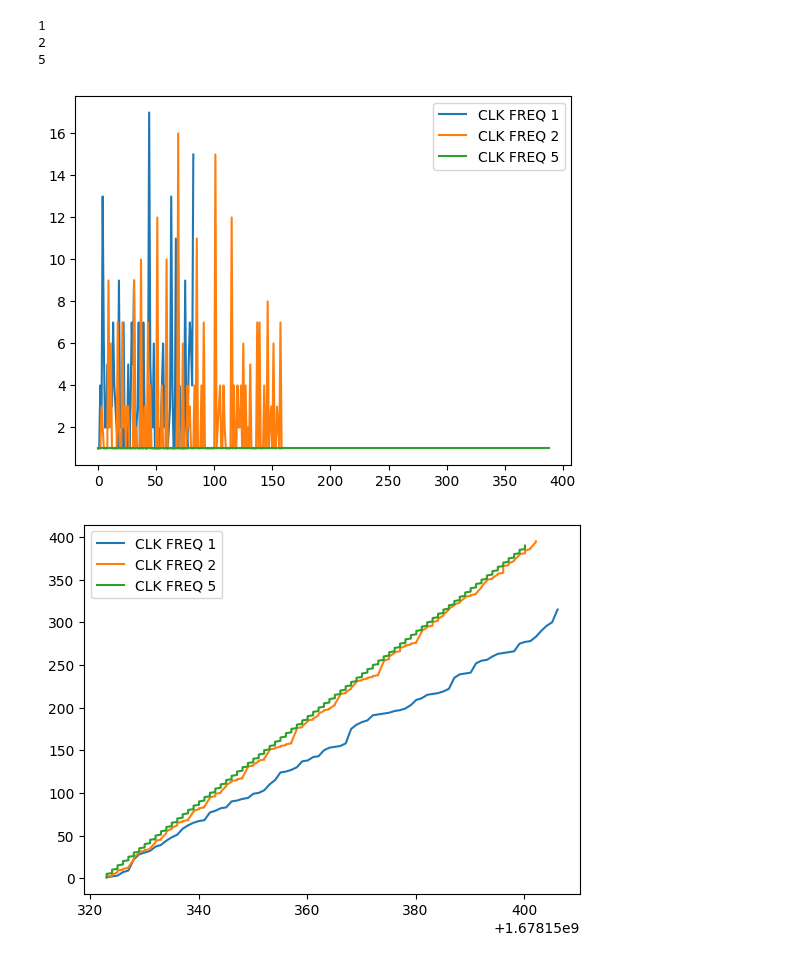
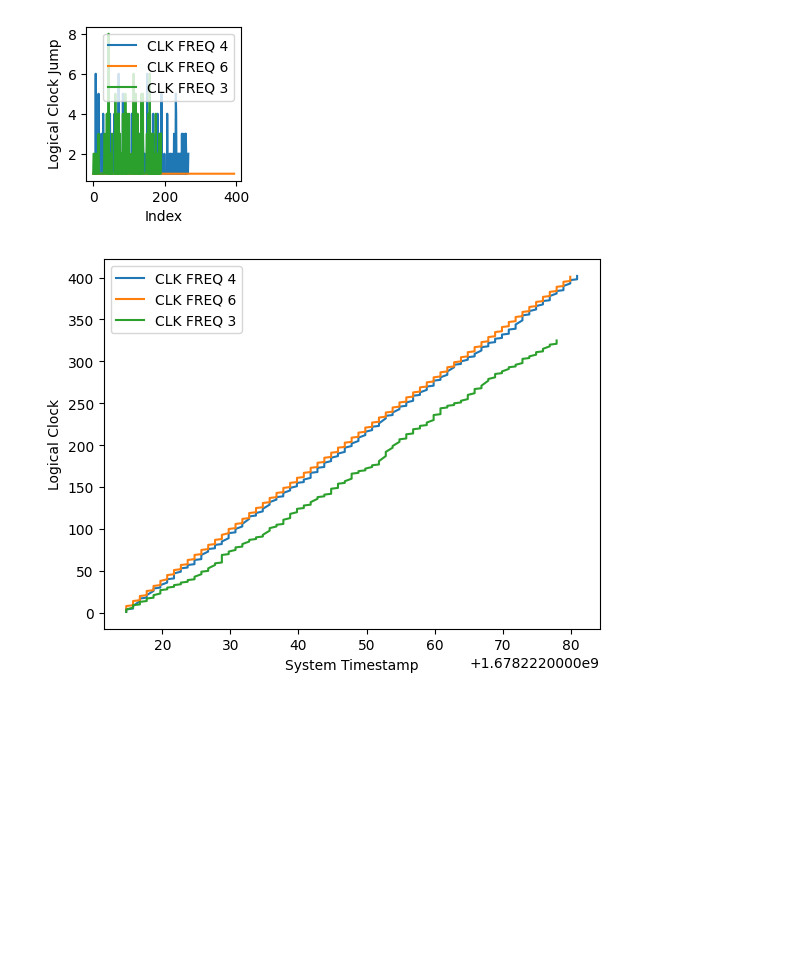
Before and after one commit to leo47007/CS262-Assignment-2, a Jupyter notebook: log_parser.ipynb, the cells around one changed output. Cells and saved outputs as stored; diff of their text form; code cells hidden in the pictures; blank space fills up the shorter version.

Commit message:
less internal experiment

```diff
--- a/log_parser.ipynb
+++ b/log_parser.ipynb
@@ -17,39 +17,43 @@ def parse_file(filename):
 
     return clk_freq, np.array(processed_log)
 
-log_0_freq, log_0_results = parse_file('log_0.txt')
-log_1_freq, log_1_results = parse_file('log_1.txt')
-log_2_freq, log_2_results = parse_file('log_2.txt')
+# log_0_freq, log_0_results = parse_file('log_0.txt')
+# log_1_freq, log_1_results = parse_file('log_1.txt')
+# log_2_freq, log_2_results = parse_file('log_2.txt')
+log_0_freq, log_0_results = parse_file('log_less_internal0.txt')
+log_1_freq, log_1_results = parse_file('log_less_internal1.txt')
+log_2_freq, log_2_results = parse_file('log_less_internal2.txt')
-# %% [output]
-1
-2
-5
 # %%
 plt.figure()
 
 log_0_logical_clk_jumps = log_0_results[1:,0] - log_0_results[:-1,0]
 log_1_logical_clk_jumps = log_1_results[1:,0] - log_1_results[:-1,0]
 log_2_logical_clk_jumps = log_2_results[1:,0] - log_2_results[:-1,0]
 
 plt.plot(range(len(log_0_logical_clk_jumps)), log_0_logical_clk_jumps, label = 'CLK FREQ {}'.format(log_0_freq))
 plt.plot(range(len(log_1_logical_clk_jumps)), log_1_logical_clk_jumps, label = 'CLK FREQ {}'.format(log_1_freq))
 plt.plot(range(len(log_2_logical_clk_jumps)), log_2_logical_clk_jumps, label = 'CLK FREQ {}'.format(log_2_freq))
+plt.xlabel("Index")
+plt.ylabel("Logical Clock Jump")
 
 plt.legend()
+plt.gcf().set_size_inches(2, 2)
+plt.savefig('less_internal/fig_size.png', dpi=200)
 plt.show()
 # %% [output]
-[figure, old version]
+[figure, new version]
 # %%
 plt.figure()
 
 plt.plot(log_0_results[:,1], log_0_results[:,0], label = 'CLK FREQ {}'.format(log_0_freq))
 plt.plot(log_1_results[:,1], log_1_results[:,0], label = 'CLK FREQ {}'.format(log_1_freq))
 plt.plot(log_2_results[:,1], log_2_results[:,0], label = 'CLK FREQ {}'.format(log_2_freq))
-
+plt.xlabel("System Timestamp")
+plt.ylabel("Logical Clock")
 plt.legend()
 plt.show()
 # %% [output]
-[figure, old version]
+[figure, new version]
 # %%
 plt.figure()
 
```
Also changed, not shown: parts of 1 cell of this notebook, 9 other files.
